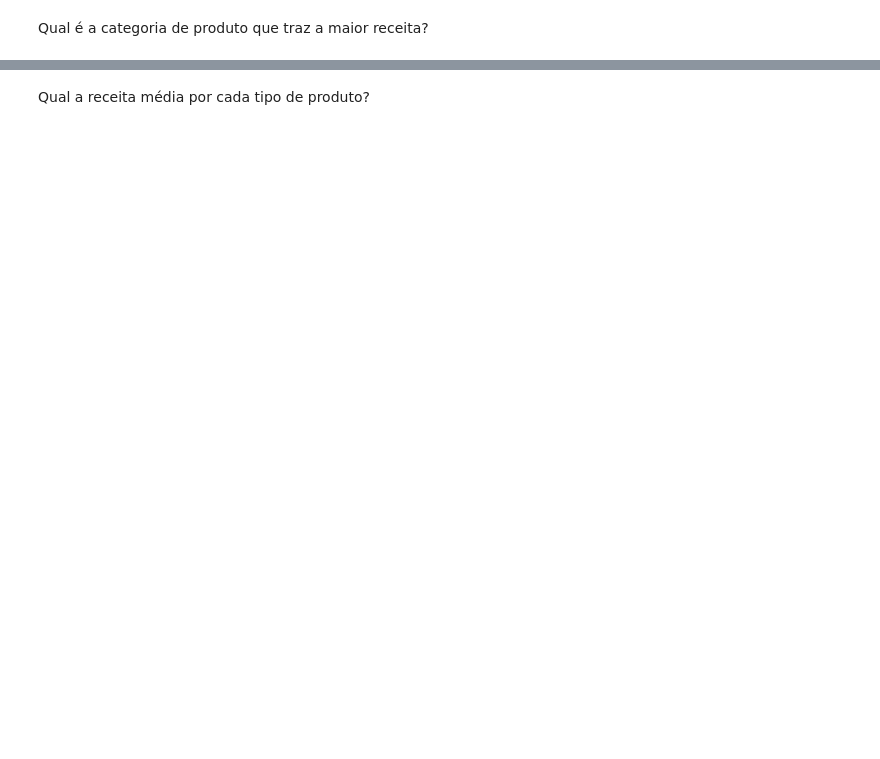
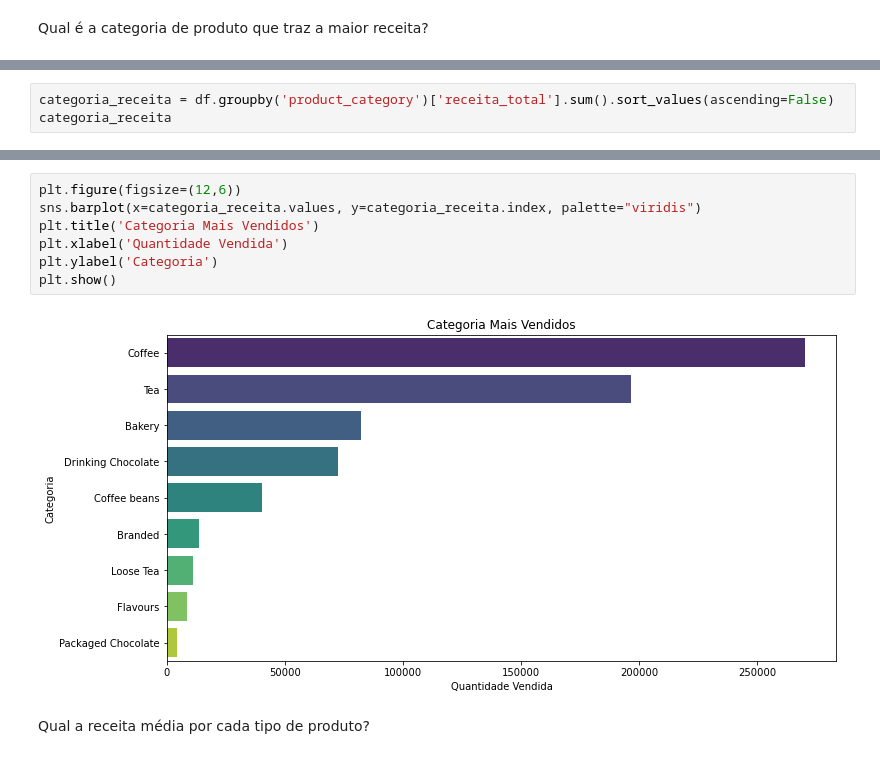
Before and after one commit to YumiiOnoue/Coffee_shop_sales_EDA, a Jupyter notebook: Coffe_Shop_Sale.ipynb, the cells around one changed output, grey strips where cells are left out. Drawn from its saved outputs; the diff is of its cells as text; blank space fills up the shorter version.

```diff
--- a/Coffe_Shop_Sale.ipynb
+++ b/Coffe_Shop_Sale.ipynb
@@ -101,0 +104,3 @@ Qual é a categoria de produto que traz a maior receita?
+# %%
+categoria_receita = df.groupby('product_category')['receita_total'].sum().sort_values(ascending=False)
+categoria_receita
@@ -102,2 +119,11 @@ Qual é a categoria de produto que traz a maior receita?
+# %%
+plt.figure(figsize=(12,6))
+sns.barplot(x=categoria_receita.values, y=categoria_receita.index, palette="viridis")
+plt.title('Categoria Mais Vendidos')
+plt.xlabel('Quantidade Vendida')
+plt.ylabel('Categoria')
+plt.show()
+# %% [output]
+[figure, added]
 # %% [markdown]
 Qual a receita média por cada tipo de produto?
```
Also changed, not shown: parts of 20 cells of this notebook.
